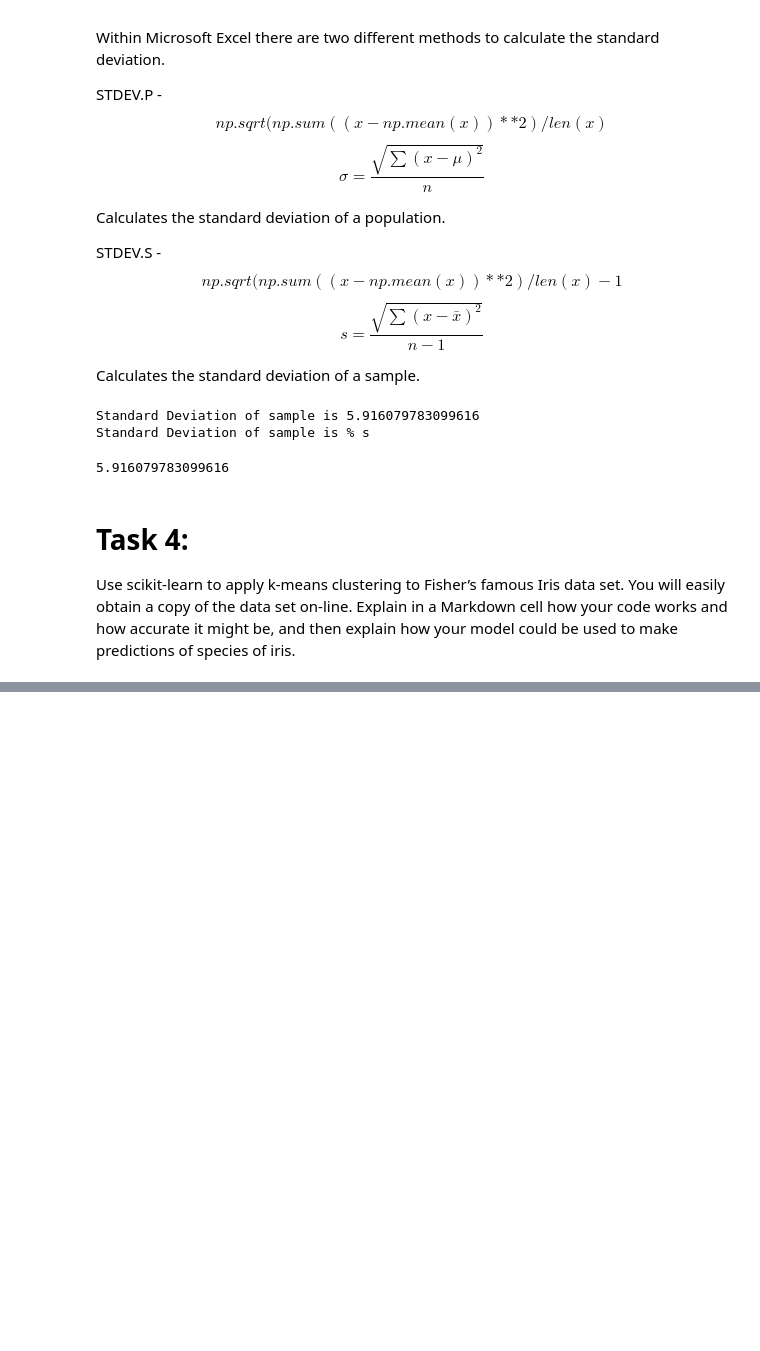
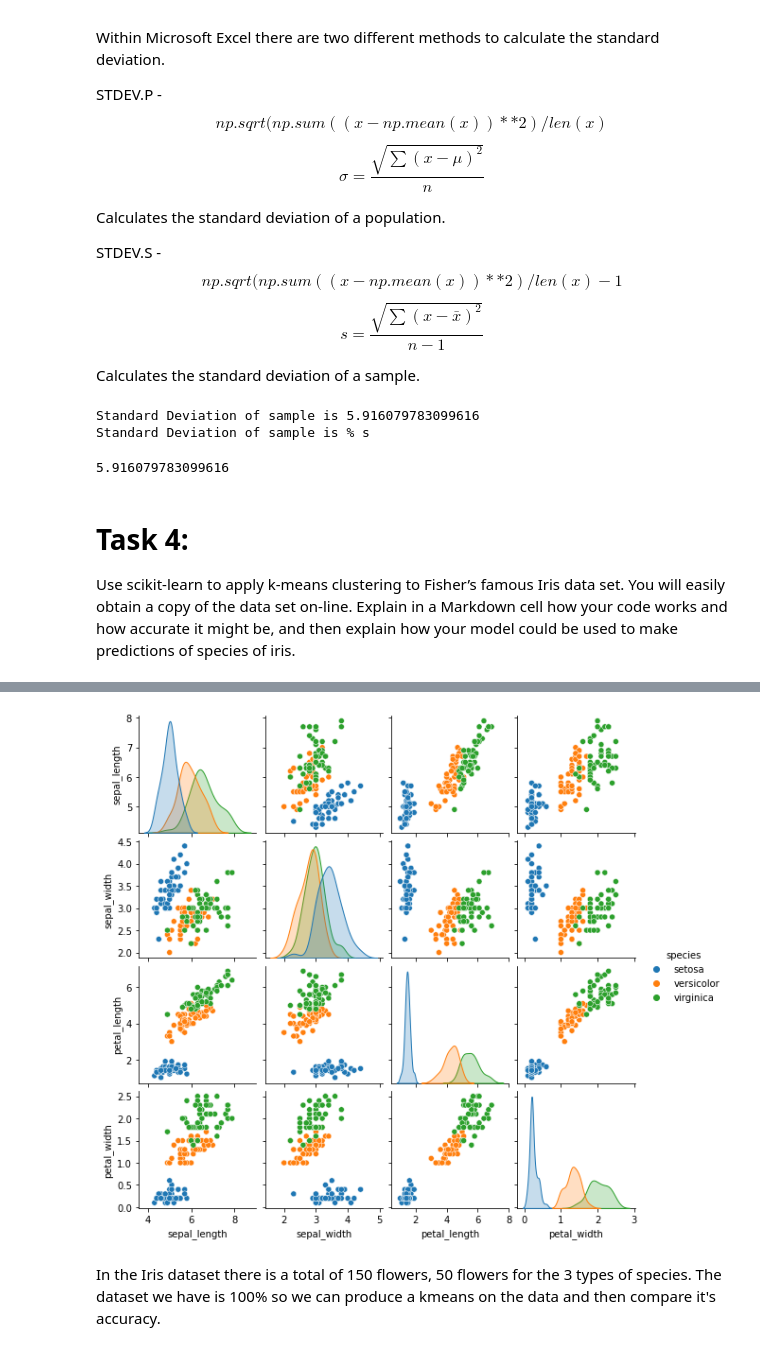
Before and after one commit to NeilByrne97/Jupyter-Tasks, a Jupyter notebook: Jupyter Tasks.ipynb, the cells around one changed output, grey strips where cells are left out. Cells and saved outputs as stored; diff of their text form; code cells hidden in the pictures; blank space fills up the shorter version.

```diff
--- a/Jupyter Tasks.ipynb
+++ b/Jupyter Tasks.ipynb
@@ -201,0 +208,6 @@ Use scikit-learn to  apply k-means  clustering  to Fisher’s  famous  Iris  dat
+# %%
+# Import iris dataset from seaborn
+iris = sns.load_dataset("iris")
+print("Iris dataset")
+iris_dataset = iris # Make a copy for predictions
+iris
@@ -201,0 +255,6 @@ Use scikit-learn to  apply k-means  clustering  to Fisher’s  famous  Iris  dat
+# %%
+plot = sns.pairplot(iris, height=2, hue='species')
+# %% [output]
+[figure, added]
+# %% [markdown]
+In the Iris dataset there is a total of 150 flowers, 50 flowers for the 3 types of species. The dataset we have is 100% so we can produce a kmeans on the data and then compare it's accuracy.
```
Also changed, not shown: parts of 20 cells of this notebook, 1 other file.
